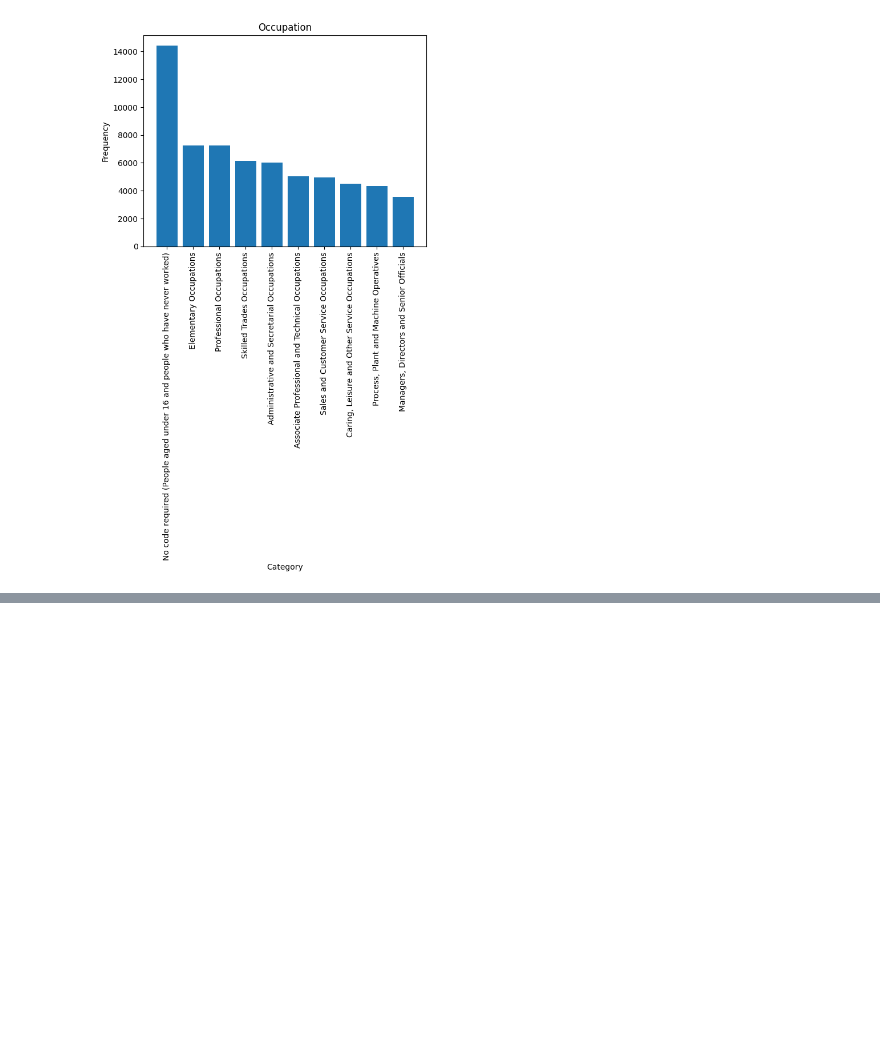
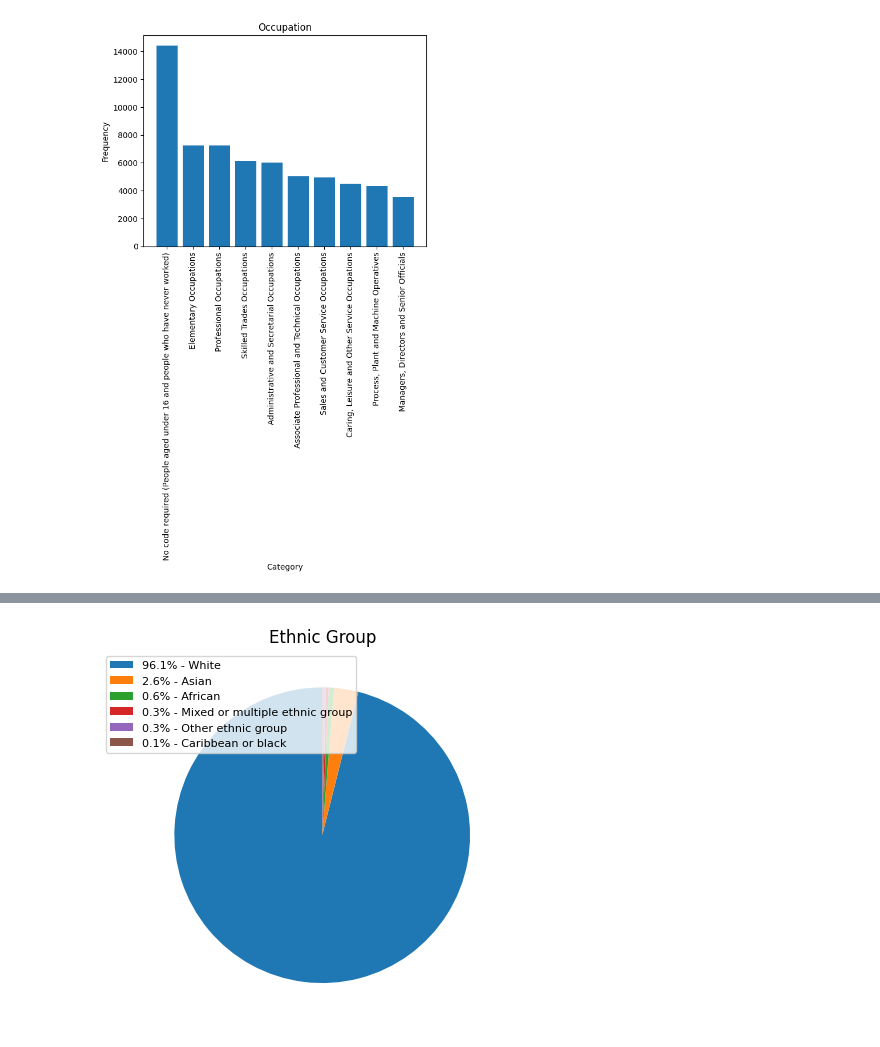
Before and after one commit to awesometillman/census, a Jupyter notebook: notebooks/notebook.ipynb, the cells around one changed output, grey strips where cells are left out. Drawn from its saved outputs; the diff is of its cells as text; code cells hidden in the pictures; blank space fills up the shorter version.

```diff
--- a/notebooks/notebook.ipynb
+++ b/notebooks/notebook.ipynb
@@ -193,0 +237,5 @@ bar_chart(chart_data, meanings_df, "Occupation")
+# %%
+# Use my function to plot pie chart for 'Ethnic_Group' category
+pie_chart(chart_data, meanings_df, "Ethnic_Group")
+# %% [output]
+[figure, added]
```
Also changed, not shown: parts of 8 cells of this notebook.
